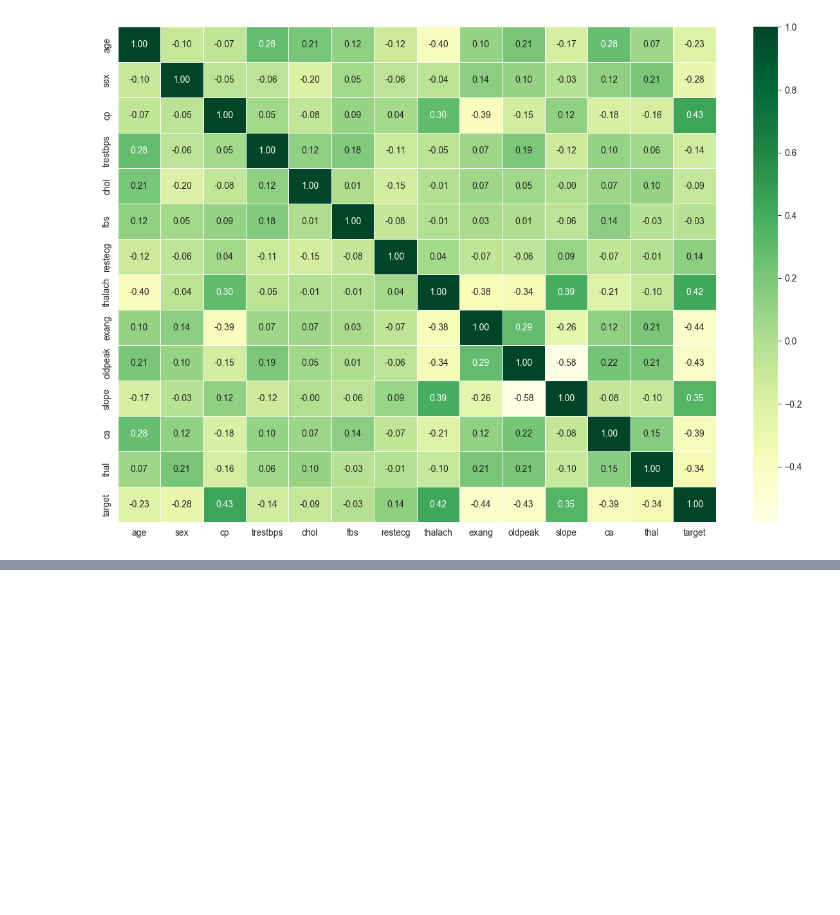
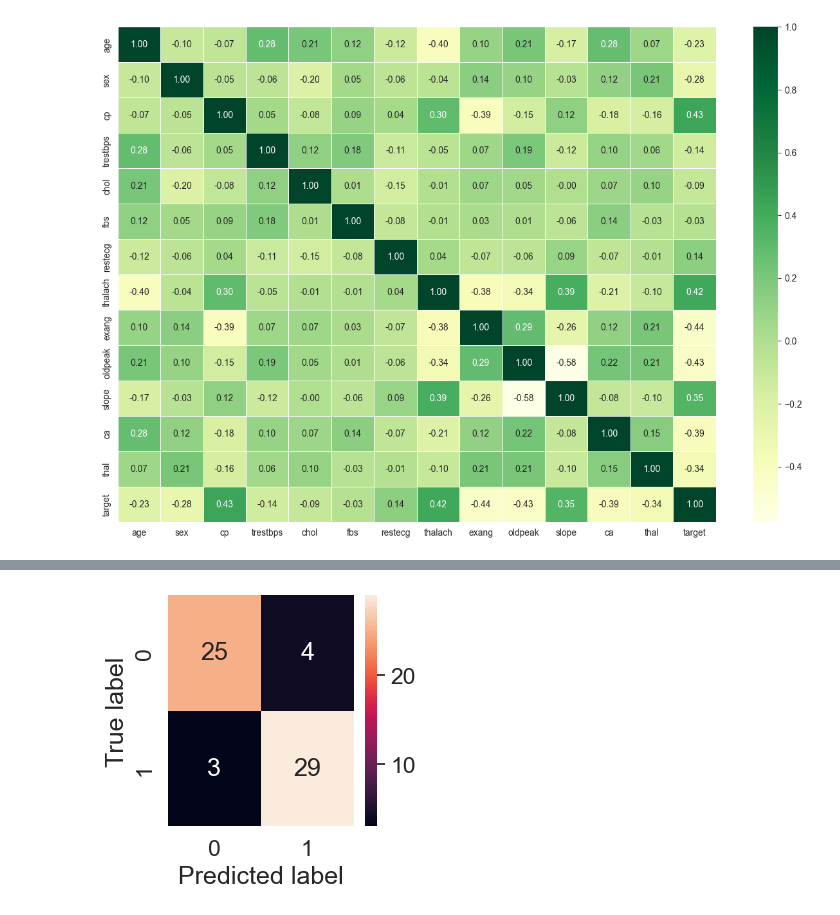
Before and after one commit to Nyarelia/heart_disease_predictor, a Jupyter notebook: heart_disease_classification.ipynb, the cells around one changed output, grey strips where cells are left out. Saved outputs shown, nothing was run; the diff lists cells and outputs as text; code cells hidden in the pictures; blank space fills up the shorter version.

```diff
--- a/heart_disease_classification.ipynb
+++ b/heart_disease_classification.ipynb
@@ -308,0 +541,10 @@ ax = sns.heatmap(corr_matrix,
+# %%
+# Create a hyperparameter grid for LogisticRegression
+log_reg_grid = {'C': np.logspace(-4, 4, 20),
+                'solver': ['liblinear']}
+
+# Create a hyperparameter grid for RandomForestClassifier
+rf_grid = {'n_estimators': np.arange(10, 100, 50),
+           'max_depth': [None, 3, 5, 10],
+           'min_samples_split': np.arange(2, 20, 2),
+           'min_samples_leaf': np.arange(1, 20, 2)}
@@ -308,0 +677,3 @@ ax = sns.heatmap(corr_matrix,
+# %%
+# make predictions with tuned model
+y_preds = gs_log_reg.predict(X_test)
@@ -308,0 +712,22 @@ ax = sns.heatmap(corr_matrix,
+# %%
+sns.set(font_scale=1.5)  # Increase font size
+
+sns.set(font_scale=1.5)  # Increase font size
+
+
+def plot_conf_mat(y_test, y_preds):
+    """
+    Plots a confusion matrix using Seaborn's heatmap().
+    """
+    fig, ax = plt.subplots(figsize=(3, 3))
+    ax = sns.heatmap(confusion_matrix(y_test, y_preds),
+                     annot=True,  # Annotate the boxes
+                     cbar='YlGn')
+    plt.xlabel("Predicted label")  # predictions go on the x-axis
+    plt.ylabel("True label")  # true labels go on the y-axis
+
+
+
+plot_conf_mat(y_test, y_preds)
+# %% [output]
+[figure, added]
```
Also changed, not shown: parts of 43 cells of this notebook.
